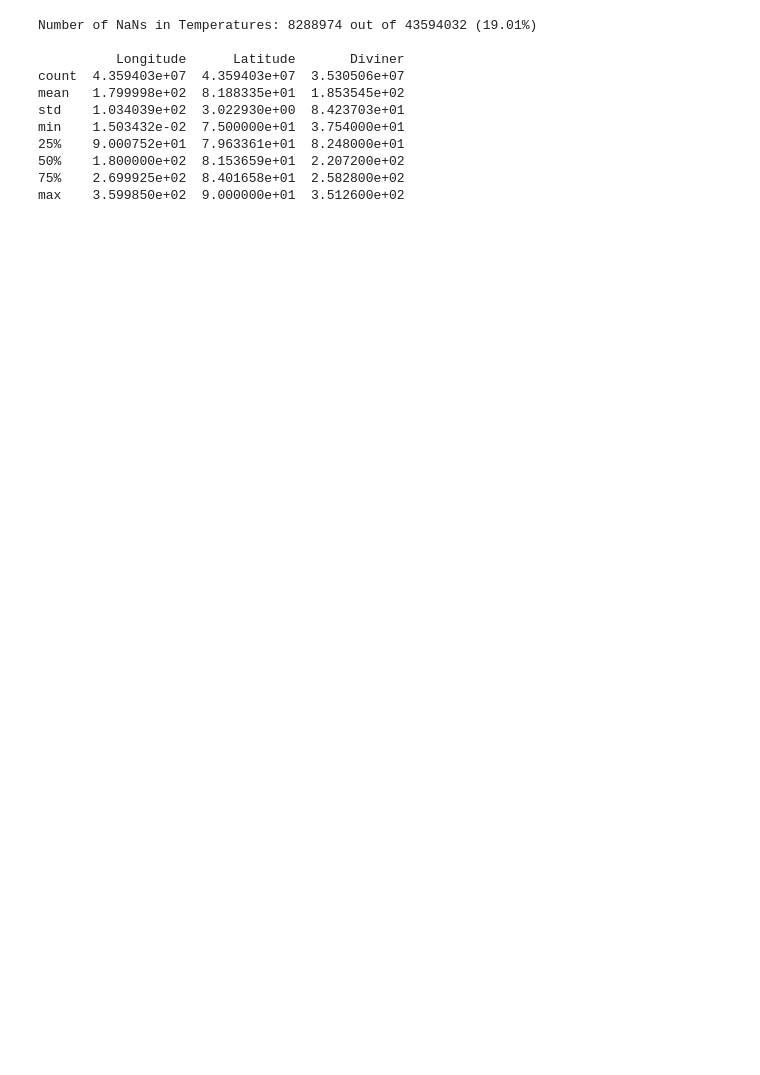
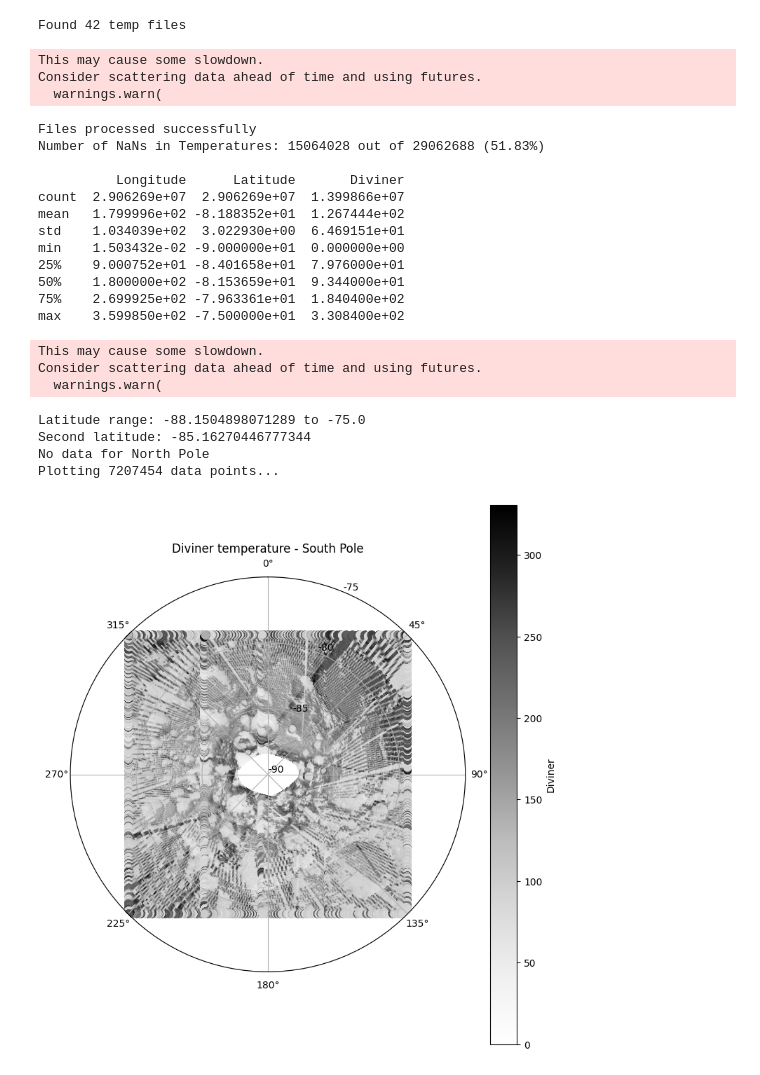
Before and after one commit to ardan-S/Lunar_point_model, a Jupyter notebook: data/Diviner-temp/Diviner.ipynb, the cells around one changed output. Cells and saved outputs as stored; diff of their text form; code cells hidden in the pictures; blank space fills up the shorter version.

```diff
--- a/data/Diviner-temp/Diviner.ipynb
+++ b/data/Diviner-temp/Diviner.ipynb
@@ -39,18 +1,57 @@ Error:
 # %%
+import numpy as np
+import pandas as pd
+import sys
+import os
+import dask.dataframe as dd
+from dask.distributed import Client
+
+sys.path.append(os.path.abspath('../../data_processing'))
+
+from process_urls_dask import get_file_urls, process_urls_in_parallel
+from utils_dask import plot_polar_data
+
+# Set up the Dask client
+client = Client(n_workers=4, threads_per_worker=2, memory_limit='4GB')
+
+temp_home = 'https://pds-geosciences.wustl.edu/lro/urn-nasa-pds-lro_diviner_derived1/data_derived_gdr_l3/2016/polar/jp2/'
+
+temp_urls = get_file_urls(temp_home, '.lbl', 'tbol')
+print(f"Found {len(temp_urls)} temp files")
+temp_urls = temp_urls[-2:]
+
+temp_df = process_urls_in_parallel(client, temp_urls, 'Diviner')
+temp_df = temp_df.compute()
+print("Files processed successfully")
+
 print(f"Number of NaNs in Temperatures: {np.isnan(temp_df["Diviner"]).sum()} out of {np.prod(temp_df["Diviner"].shape)} ({(np.isnan(temp_df["Diviner"]).sum()/np.prod(temp_df["Diviner"].shape)*100):.2f}%)\n")
-
 print(temp_df.describe())
 
-plot_polar_data(temp_df, 'Diviner', frac=0.75, title_prefix='Diviner temperature')
+plot_polar_data(temp_df, 'Diviner', frac=0.6, title_prefix='Diviner temperature')
+
+client.close()
 # %% [output]
-Number of NaNs in Temperatures: 8288974 out of 43594032 (19.01%)
-
-          Longitude      Latitude       Diviner
-count  4.359403e+07  4.359403e+07  3.530506e+07
-mean   1.799998e+02  8.188335e+01  1.853545e+02
-std    1.034039e+02  3.022930e+00  8.423703e+01
-min    1.503432e-02  7.500000e+01  3.754000e+01
-25%    9.000752e+01  7.963361e+01  8.248000e+01
-50%    1.800000e+02  8.153659e+01  2.207200e+02
-75%    2.699925e+02  8.401658e+01  2.582800e+02
-max    3.599850e+02  9.000000e+01  3.512600e+02
+Found 42 temp files
+This may cause some slowdown.
+Consider scattering data ahead of time and using futures.
+  warnings.warn(
+Files processed successfully
+Number of NaNs in Temperatures: 15064028 out of 29062688 (51.83%)
+
+          Longitude      Latitude       Diviner
+count  2.906269e+07  2.906269e+07  1.399866e+07
+mean   1.799996e+02 -8.188352e+01  1.267444e+02
+std    1.034039e+02  3.022930e+00  6.469151e+01
+min    1.503432e-02 -9.000000e+01  0.000000e+00
+25%    9.000752e+01 -8.401658e+01  7.976000e+01
+50%    1.800000e+02 -8.153659e+01  9.344000e+01
+75%    2.699925e+02 -7.963361e+01  1.840400e+02
+max    3.599850e+02 -7.500000e+01  3.308400e+02
+This may cause some slowdown.
+Consider scattering data ahead of time and using futures.
+  warnings.warn(
+Latitude range: -88.1504898071289 to -75.0
+Second latitude: -85.16270446777344
+No data for North Pole
+Plotting 7207454 data points...
+[figure, added]
```
Also changed, not shown: parts of 2 cells of this notebook, 24 other files.
